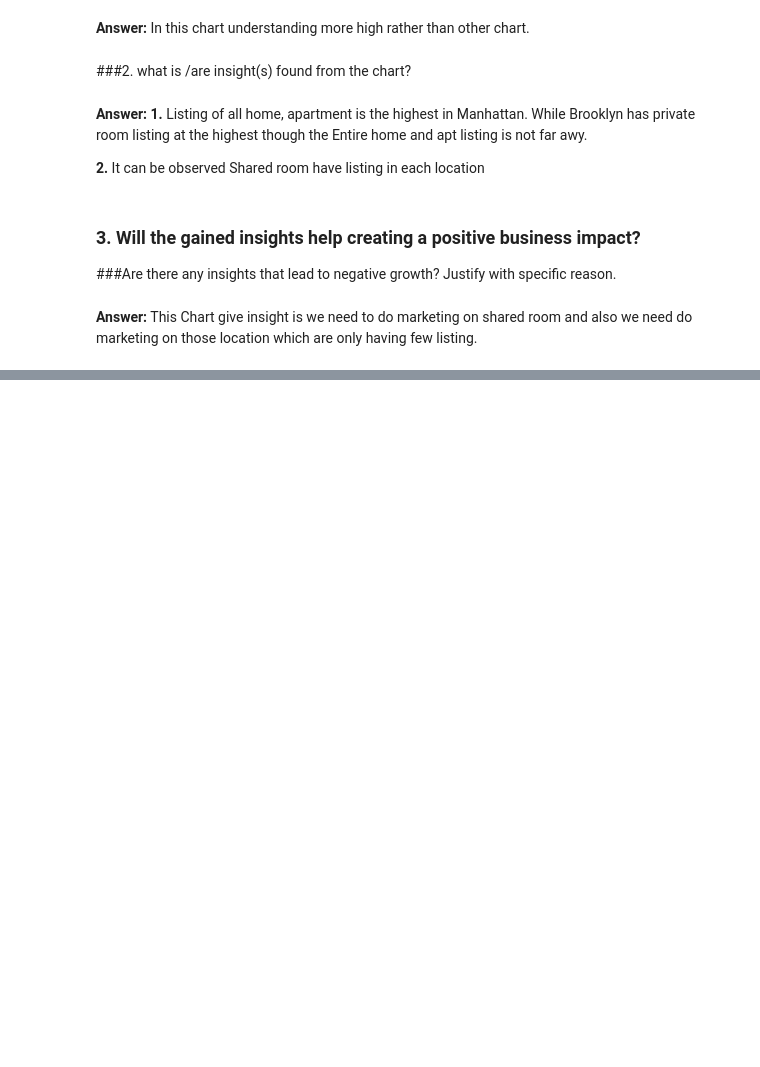
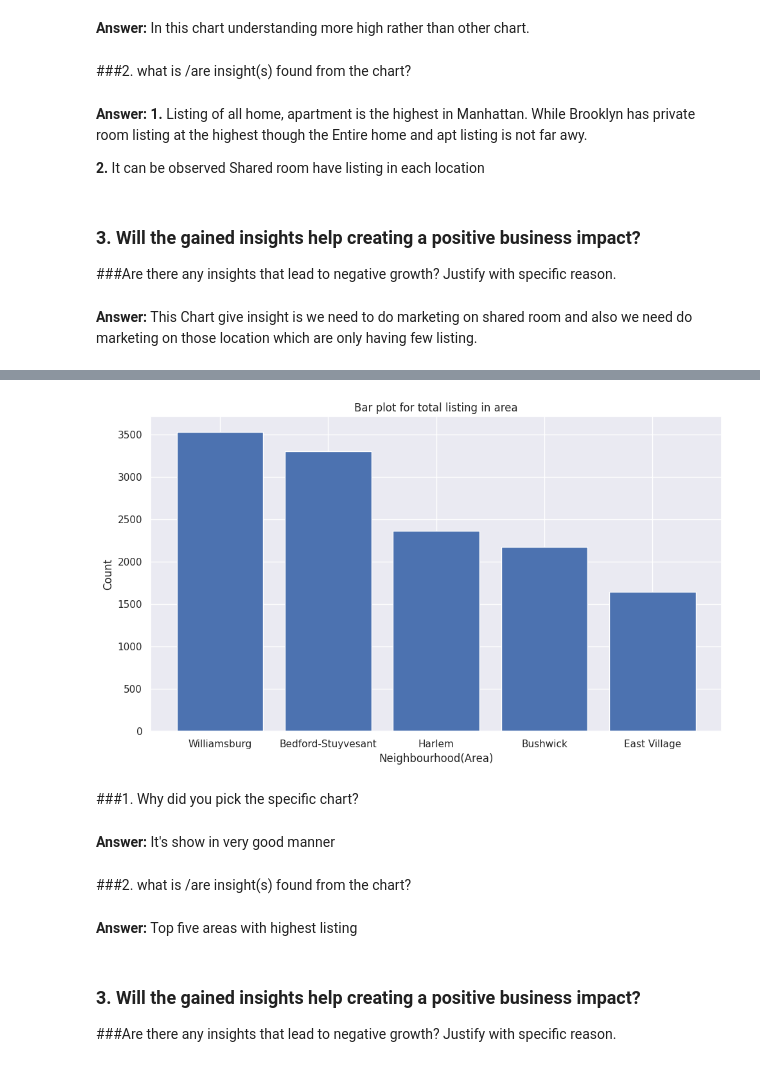
Before and after one commit to David-Kumawat/Capstone_Project-AirBnb_Bookings_Analysis, a Jupyter notebook: Capstone_EDA_Project_AirBnb_Bookings_Analysis.ipynb, the cells around one changed output, grey strips where cells are left out. Saved outputs shown, nothing was run; the diff lists cells and outputs as text; code cells hidden in the pictures; blank space fills up the shorter version.

```diff
--- a/Capstone_EDA_Project_AirBnb_Bookings_Analysis.ipynb
+++ b/Capstone_EDA_Project_AirBnb_Bookings_Analysis.ipynb
@@ -499,0 +512,6 @@ plt.show()
+# %%
+# creating a dataframe which having maximum listings by area
+
+max_listing_area = new_df.groupby('neighbourhood')['id'].count().reset_index().sort_values(by='id',ascending=False).head(5)
+max_listing_area.rename(columns={'neighbourhood':'Neighbourhood','id':'Total_listings'},inplace=True)
+max_listing_area
@@ -499,0 +525,25 @@ plt.show()
+# %%
+# Creating a visualization for neighbourhood(area) with highest listing
+
+# Fixing the size
+plt.figure(figsize=(10,6))
+
+plt.bar(max_listing_area.Neighbourhood.values,max_listing_area.Total_listings.values,align='center')
+plt.title('Bar plot for total listing in area')
+plt.xlabel('Neighbourhood(Area)')
+plt.ylabel('Count')
+plt.tight_layout()
+plt.show()
+# %% [output]
+[figure, added]
+# %% [markdown]
+###1. Why did you pick the specific chart?
+# %% [markdown]
+**Answer:** It's show in very good manner
+# %% [markdown]
+###2. what is /are insight(s) found from the chart?
+# %% [markdown]
+**Answer:** Top five areas with highest listing
+# %% [markdown]
+### 3. Will the gained insights help creating a positive business impact?
+###Are there any insights that lead to negative growth? Justify with specific reason.
```
Also changed, not shown: parts of 5 cells of this notebook.
